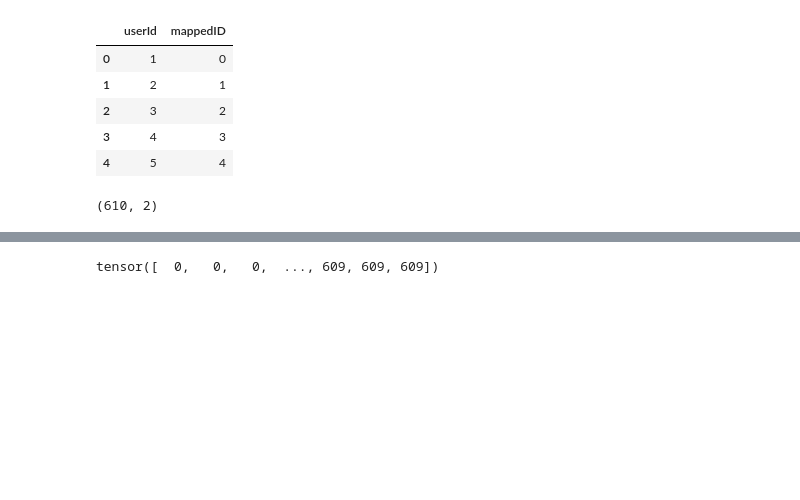
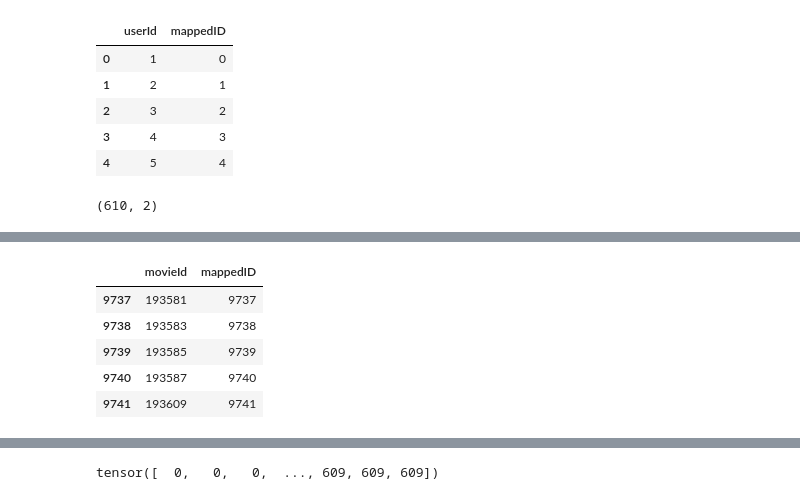
Before and after one commit to hussain0613/LearningPyTorchGeometric, a Jupyter notebook: link_prediction_het_graph.ipynb, the cells around one changed output, grey strips where cells are left out. Cells and saved outputs as stored; diff of their text form; code cells hidden in the pictures; blank space fills up the shorter version.

```diff
--- a/link_prediction_het_graph.ipynb
+++ b/link_prediction_het_graph.ipynb
@@ -118,3 +124,12 @@ unique_movie_id.head()
+# %%
+unique_movie_id.tail()
+# %% [output]
+|  | movieId | mappedID |
+| 9737 | 193581 | 9737 |
+| 9738 | 193583 | 9738 |
+| 9739 | 193585 | 9739 |
+| 9740 | 193587 | 9740 |
+| 9741 | 193609 | 9741 |
 # %%
 unique_movie_id.shape
 # %% [output]
```
Also changed, not shown: parts of 37 cells of this notebook, 1 other file.
